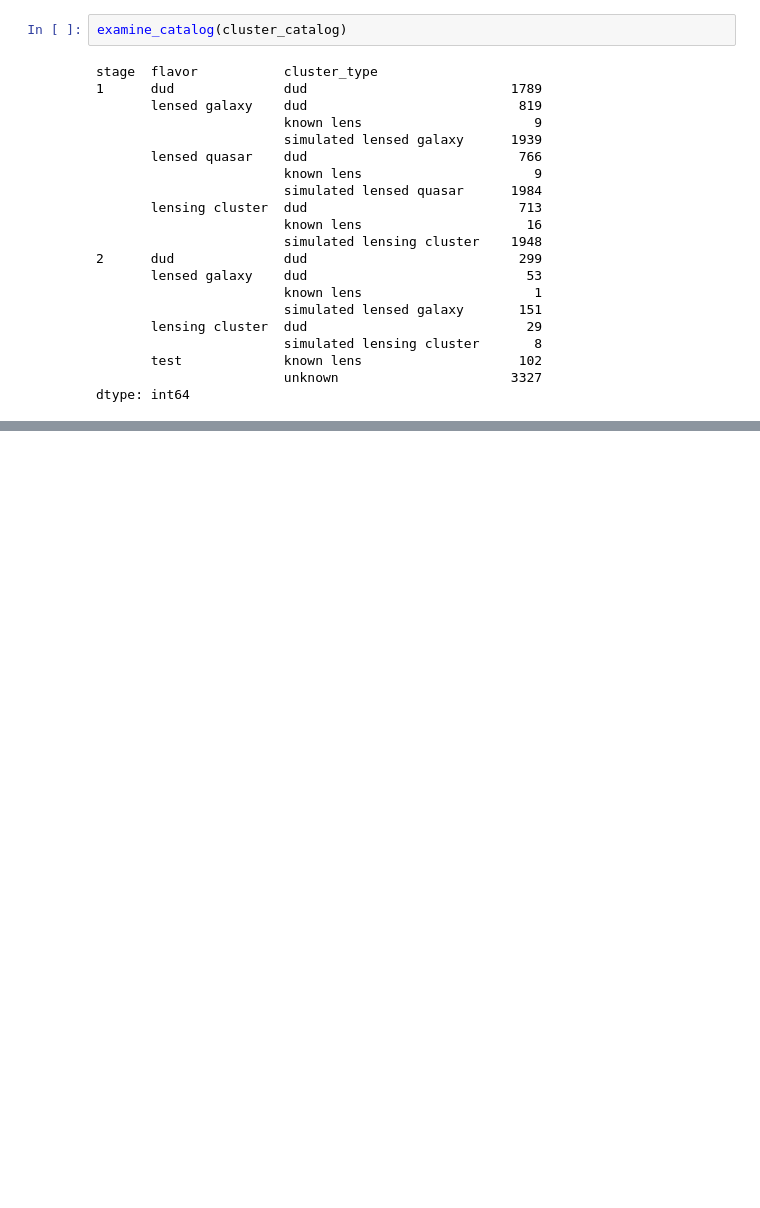
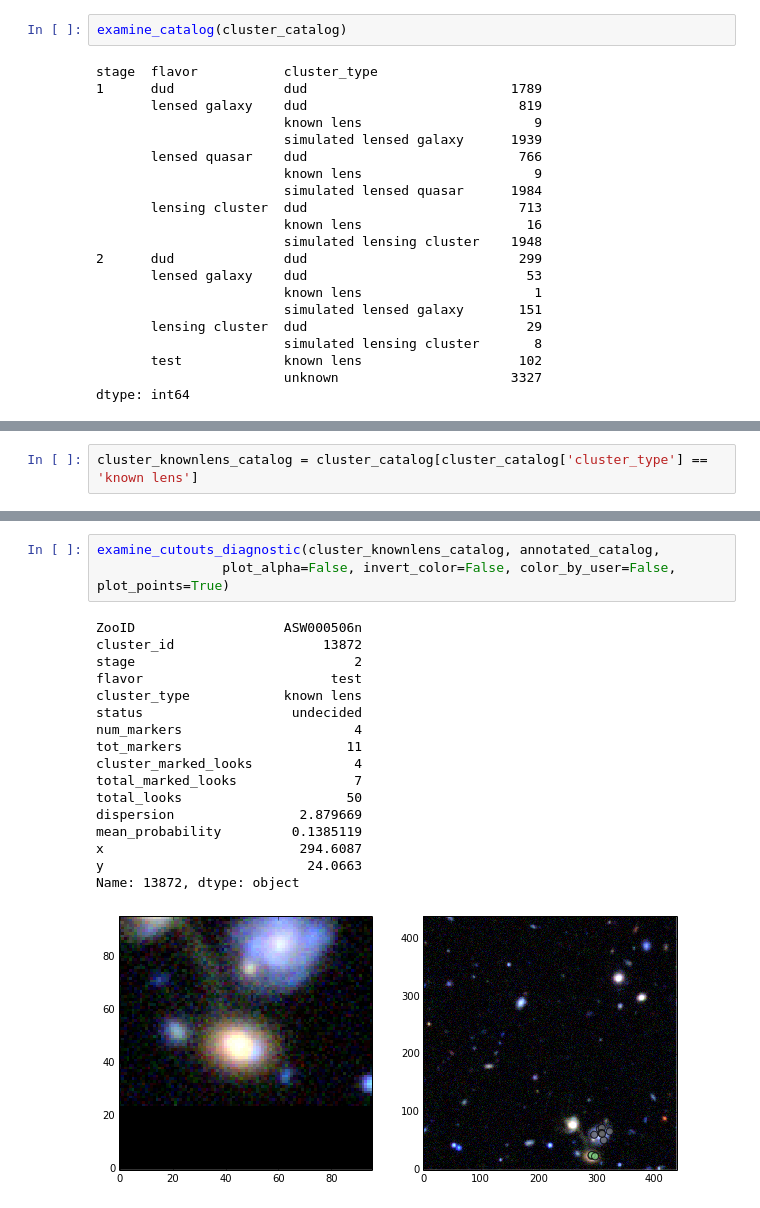
Before and after one commit to linan7788626/strongcnn, a Jupyter notebook: code/examine catalogs.ipynb, the cells around one changed output, grey strips where cells are left out. Cells and saved outputs as stored; diff of their text form; blank space fills up the shorter version.

```diff
--- a/code/examine catalogs.ipynb
+++ b/code/examine catalogs.ipynb
@@ -252,0 +119,2 @@ running list of failed clusters (by cluster_id):
+# %%
+cluster_knownlens_catalog = cluster_catalog[cluster_catalog['cluster_type'] == 'known lens']
@@ -252,0 +131,21 @@ running list of failed clusters (by cluster_id):
+# %%
+examine_cutouts_diagnostic(cluster_knownlens_catalog, annotated_catalog,
+                plot_alpha=False, invert_color=False, color_by_user=False, plot_points=True)
+# %% [output]
+ZooID                   ASW000506n
+cluster_id                   13872
+stage                            2
+flavor                        test
+cluster_type            known lens
+status                   undecided
+num_markers                      4
+tot_markers                     11
+cluster_marked_looks             4
+total_marked_looks               7
+total_looks                     50
+dispersion                2.879669
+mean_probability         0.1385119
+x                         294.6087
+y                          24.0663
+Name: 13872, dtype: object
+[figure, added]
```
Also changed, not shown: parts of 34 cells of this notebook.
